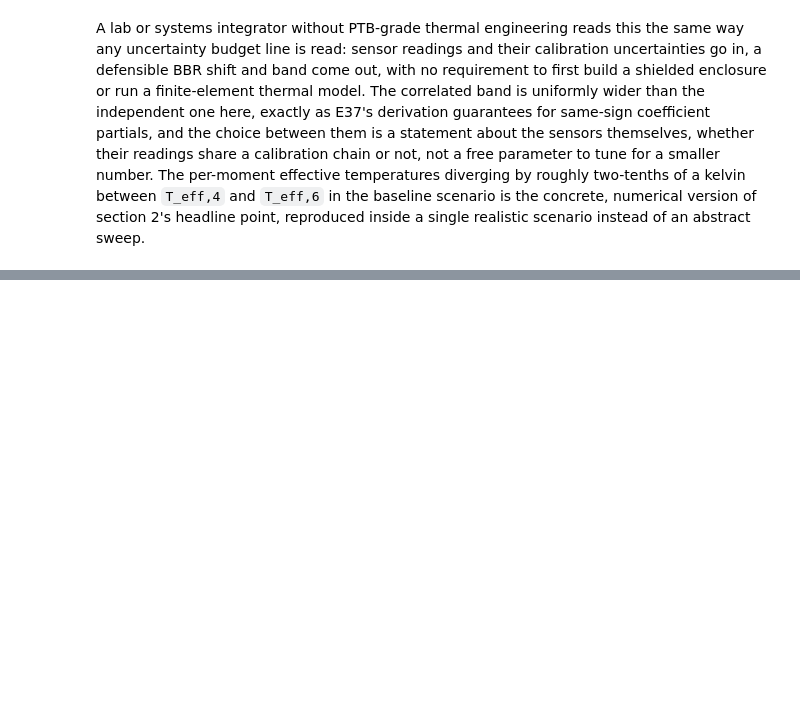
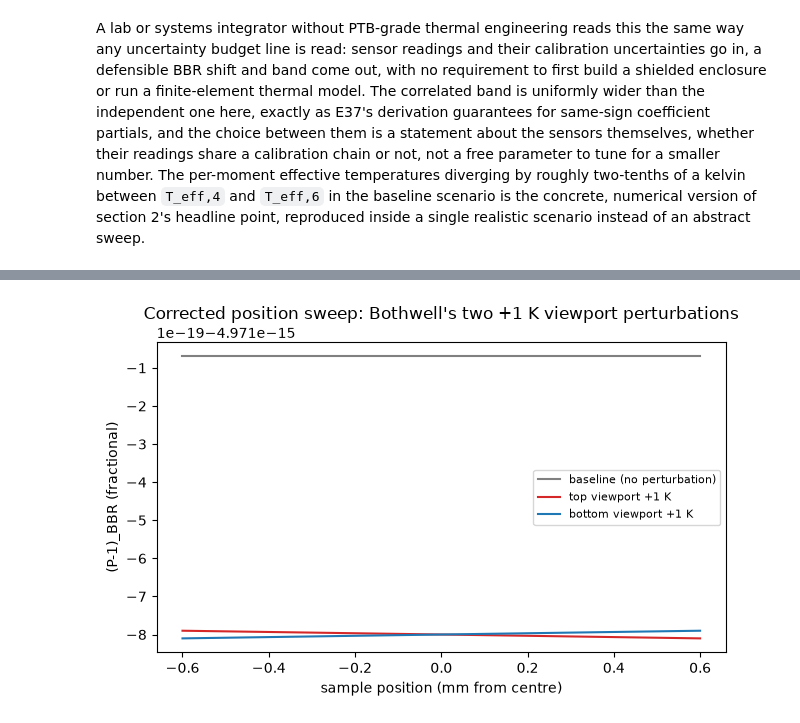
Before and after one commit to velar-mbr/CliffordClock, a Jupyter notebook: notebooks/12_thermal_environment.ipynb, the cells around one changed output, grey strips where cells are left out. Saved outputs shown, nothing was run; the diff lists cells and outputs as text; code cells hidden in the pictures; blank space fills up the shorter version.

```diff
--- a/notebooks/12_thermal_environment.ipynb
+++ b/notebooks/12_thermal_environment.ipynb
@@ -699,0 +1278,48 @@ abstract sweep.
+# %%
+def partb_run(top_extra_k, bottom_extra_k):
+    """Environment shift across the sample for a given top/bottom viewport temperature offset
+    (kelvin, added to `T_SETPOINT_K`); `(0, 0)` is the baseline, `(1, 0)` and `(0, 1)` are
+    Bothwell's own two controlled-perturbation cases (thesis Section 6.1.6.4, p. 115: "raising
+    either the top or bottom viewports by 1 K"). `chamber_rest` carries the reflected 2.75-inch
+    remainder plus every other Table 2.7 surface, always at `T_SETPOINT_K`: the perturbation
+    heats one small-area surface by 1 K, so the multiply-reflected pool this section treats as
+    position-uniform is also, to good approximation, temperature-uniform at the baseline
+    setpoint, since it is dominated by the many other surfaces the perturbation does not touch.
+    """
+    shifts = np.empty(N_POSITIONS)
+    for i, s_mm in enumerate(partb_positions_mm):
+        w_top, w_bottom = partb_weights(s_mm * 1e-3)
+        w_rest = 1.0 - w_top - w_bottom
+        surfaces = (
+            RadiationSurface(
+                name="top_viewport_direct",
+                weight=w_top,
+                temperature_k=T_SETPOINT_K + top_extra_k,
+            ),
+            RadiationSurface(
+                name="bottom_viewport_direct",
+                weight=w_bottom,
+                temperature_k=T_SETPOINT_K + bottom_extra_k,
+            ),
+            RadiationSurface(name="chamber_rest", weight=w_rest, temperature_k=T_SETPOINT_K),
+        )
+        shifts[i] = bbr_environment_pivot_perturbation(surfaces, sr87)
+    return shifts
+
+
+partb_shift_baseline = partb_run(0.0, 0.0)
+partb_shift_top_hot = partb_run(1.0, 0.0)
+partb_shift_bottom_hot = partb_run(0.0, 1.0)
+
+fig, ax = plt.subplots(figsize=(6.5, 4.2))
+ax.plot(partb_positions_mm, partb_shift_baseline, color="0.5", label="baseline (no perturbation)")
+ax.plot(partb_positions_mm, partb_shift_top_hot, color="C3", label="top viewport +1 K")
+ax.plot(partb_positions_mm, partb_shift_bottom_hot, color="C0", label="bottom viewport +1 K")
+ax.set_xlabel("sample position (mm from centre)")
+ax.set_ylabel("(P-1)_BBR (fractional)")
+ax.set_title("Corrected position sweep: Bothwell's two +1 K viewport perturbations")
+ax.legend(fontsize=8)
+fig.tight_layout()
+plt.show()
+# %% [output]
+[figure, added]
```
Also changed, not shown: parts of 22 cells of this notebook, 1 other file.
